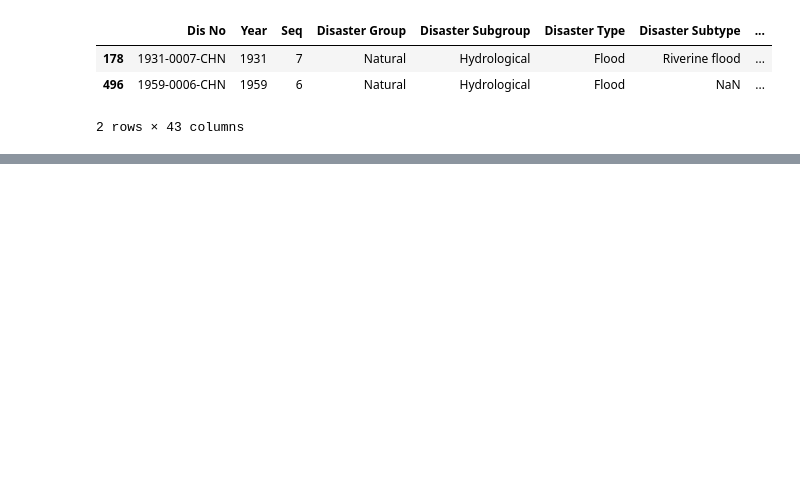
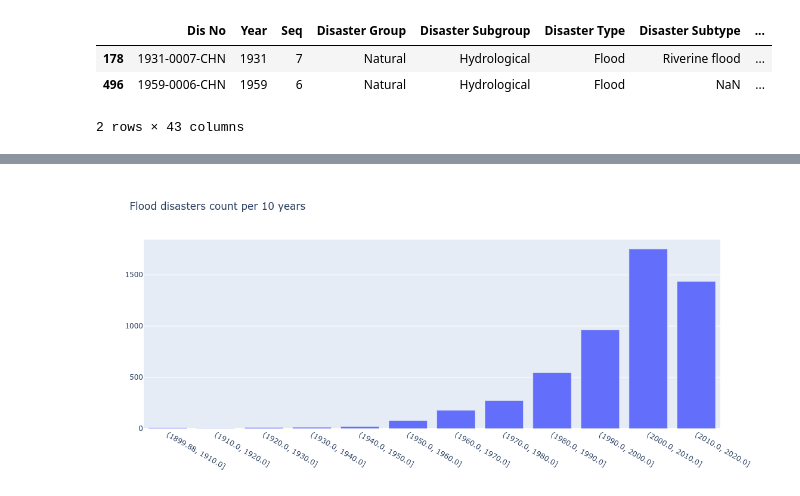
Before and after one commit to dataforgoodfr/batch8_worldbank, a Jupyter notebook: model_innondations/notebook/emdat.ipynb, the cells around one changed output, grey strips where cells are left out. Cells and saved outputs as stored; diff of their text form; code cells hidden in the pictures; blank space fills up the shorter version.

```diff
--- a/model_innondations/notebook/emdat.ipynb
+++ b/model_innondations/notebook/emdat.ipynb
@@ -108,0 +190,16 @@ df_huge_deaths.head(3)
+# %%
+df_period = df.groupby(
+    pd.cut(df['Year'], 12)
+).count()
+df_period['Interval'] = df_period.index.astype(str)
+df_period = df_period[['Interval', 'Seq']]
+#df_period
+# %%
+fig = go.Figure(
+    data=[go.Bar(x=df_period['Interval'],y=df_period['Seq'])],
+    layout_title_text="Flood disasters count per 10 years"
+)
+fig.update_layout(autosize=True, width=1024, height=500) # For interactive plot
+fig.show(renderer="svg") # Static plot for GitHub
+# %% [output]
+[figure, added]
```
Also changed, not shown: parts of 15 cells of this notebook.
